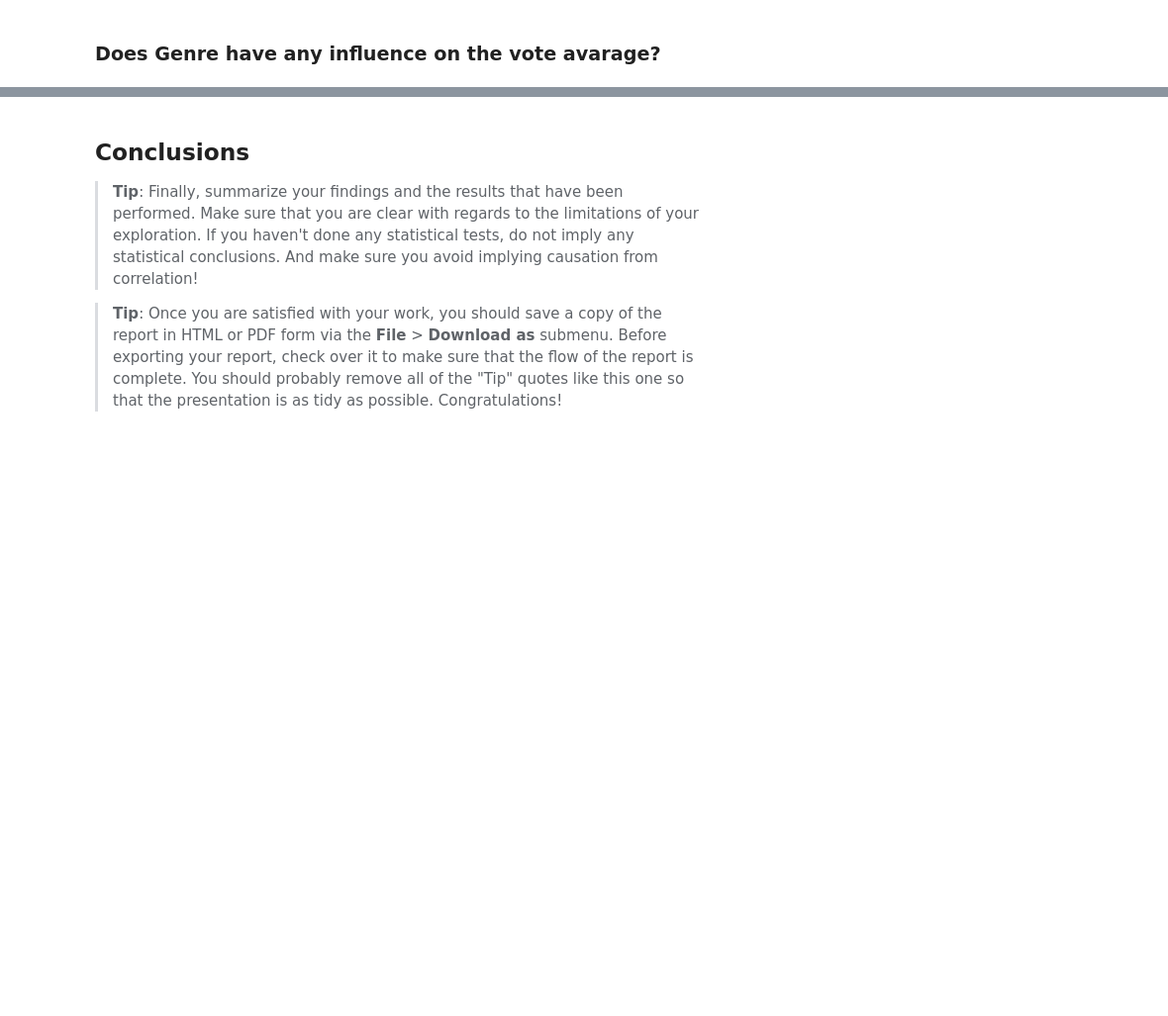
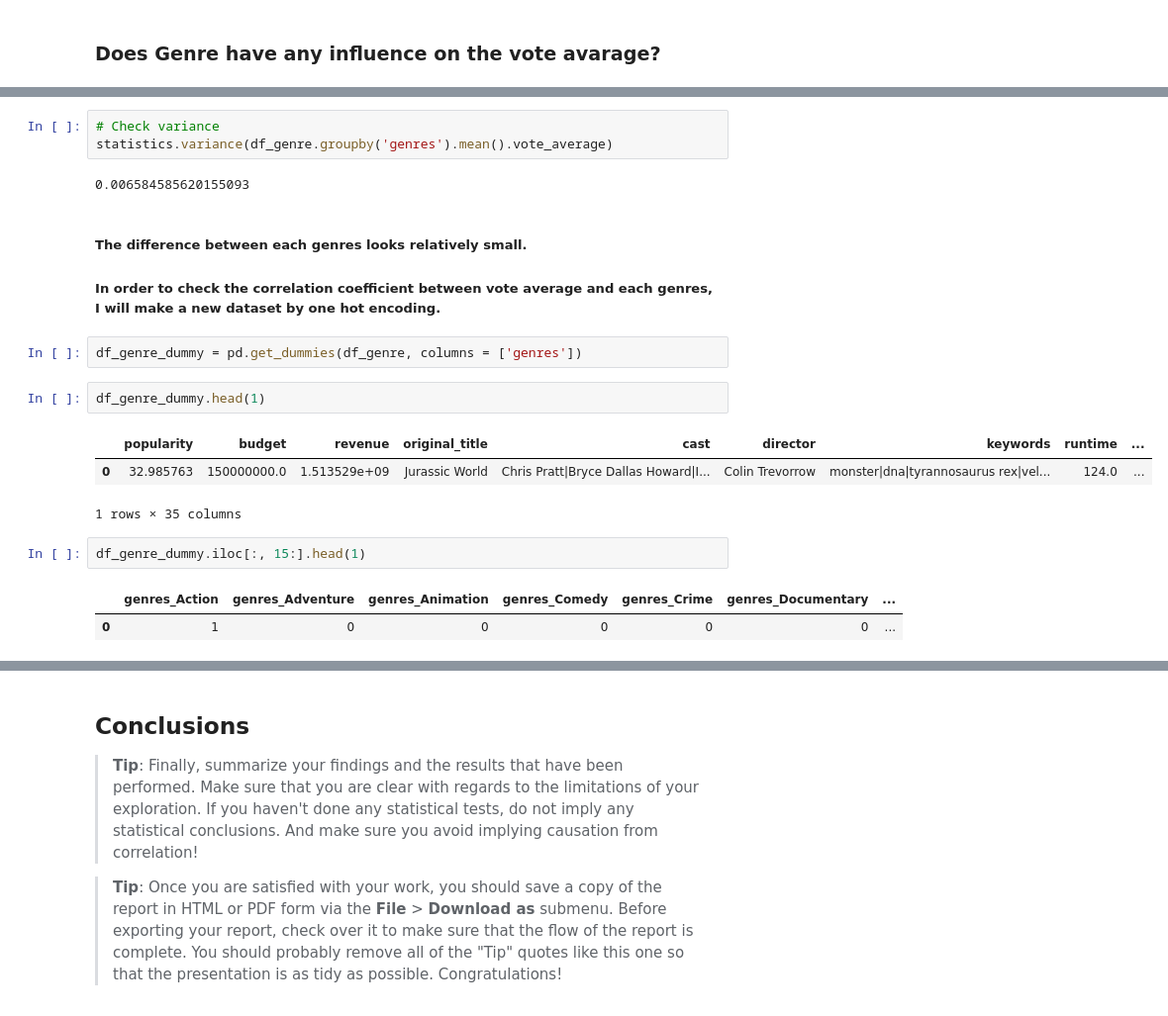
Before and after one commit to KaoriMI/Project_Investigate_a_Dataset, a Jupyter notebook: Investigate_TMDb_Movie_Dataset.ipynb, the cells around one changed output, grey strips where cells are left out. Shown at 99% size. Cells and saved outputs as stored; diff of their text form; blank space fills up the shorter version.

```diff
--- a/Investigate_TMDb_Movie_Dataset.ipynb
+++ b/Investigate_TMDb_Movie_Dataset.ipynb
@@ -232,0 +275,21 @@ df_year.corr()
+# %%
+# Check variance
+statistics.variance(df_genre.groupby('genres').mean().vote_average)
+# %% [output]
+0.006584585620155093
+# %% [markdown]
+##### The difference between each genres looks relatively small.
+##### In order to check the correlation coefficient between vote average and each genres, I will make a new dataset by one hot encoding.
+# %%
+df_genre_dummy = pd.get_dummies(df_genre, columns = ['genres'])
+# %%
+df_genre_dummy.head(1)
+# %% [output]
+|  | popularity | budget | revenue | original_title | cast | director | keywords | runtime | ... |
+| 0 | 32.985763 | 150000000.0 | 1.513529e+09 | Jurassic World | Chris Pratt|Bryce Dallas Howard|I... | Colin Trevorrow | monster|dna|tyrannosaurus rex|vel... | 124.0 | ... |
+1 rows × 35 columns
+# %%
+df_genre_dummy.iloc[:, 15:].head(1)
+# %% [output]
+|  | genres_Action | genres_Adventure | genres_Animation | genres_Comedy | genres_Crime | genres_Documentary | ... |
+| 0 | 1 | 0 | 0 | 0 | 0 | 0 | ... |
```
Also changed, not shown: parts of 15 cells of this notebook.
